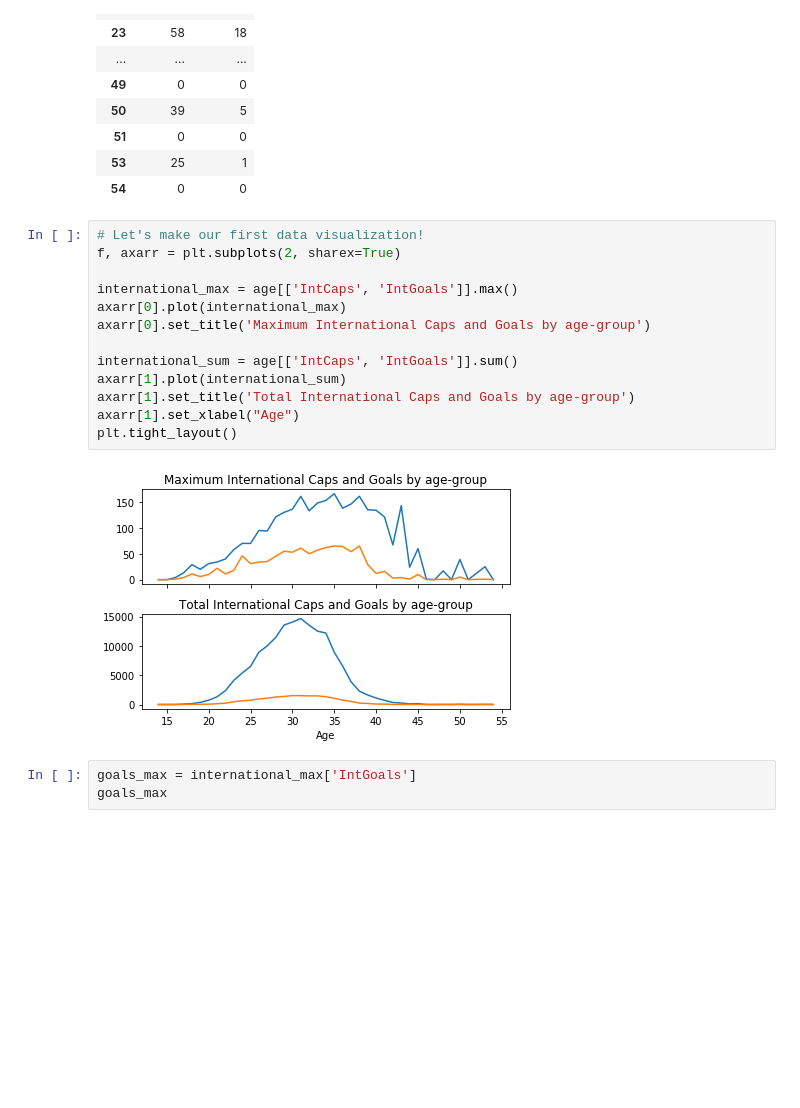
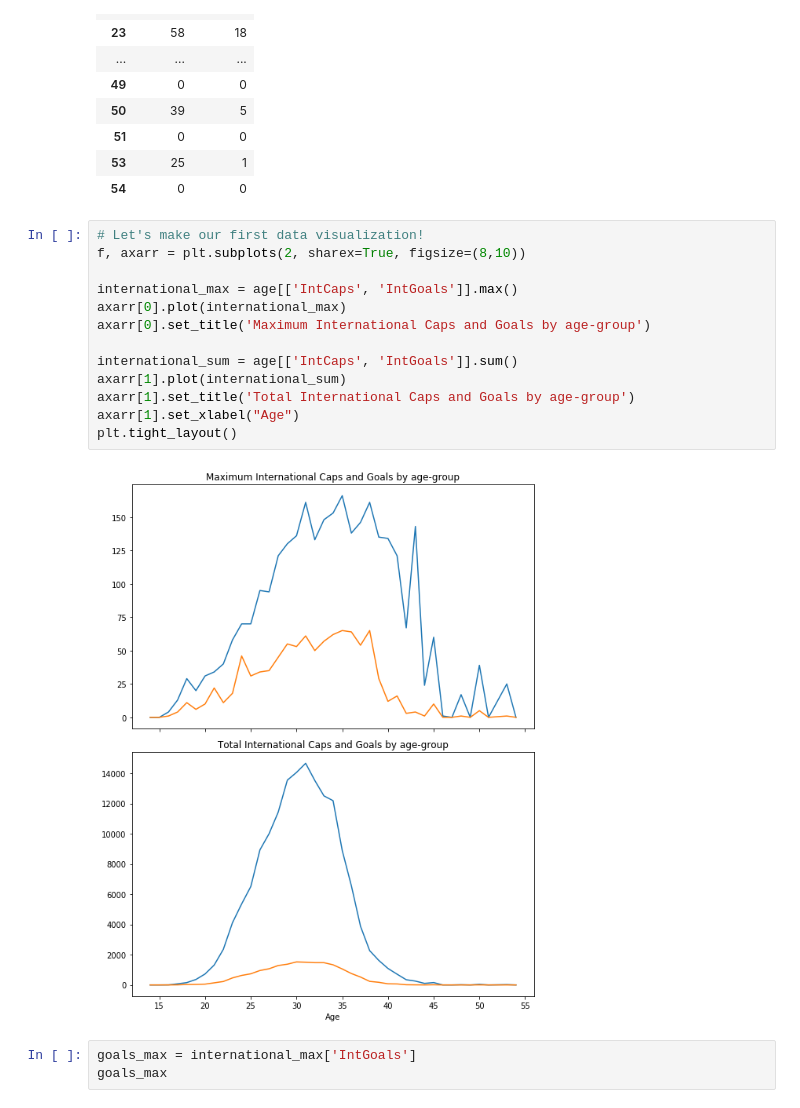
Before and after one commit to sarthakbatragatech/100-Days-of-ML, a Jupyter notebook: Visualizing-Datasets/Football-Manager/FootballManager.ipynb, the cells around one changed output. Cells and saved outputs as stored; diff of their text form; blank space fills up the shorter version.

```diff
--- a/Visualizing-Datasets/Football-Manager/FootballManager.ipynb
+++ b/Visualizing-Datasets/Football-Manager/FootballManager.ipynb
@@ -148,19 +149,19 @@ age[['IntCaps', 'IntGoals']].max()
 | 54 | 0 | 0 |
 # %%
 # Let's make our first data visualization!
-f, axarr = plt.subplots(2, sharex=True)
+f, axarr = plt.subplots(2, sharex=True, figsize=(8,10))
 
 international_max = age[['IntCaps', 'IntGoals']].max()
 axarr[0].plot(international_max)
 axarr[0].set_title('Maximum International Caps and Goals by age-group')
 
 international_sum = age[['IntCaps', 'IntGoals']].sum()
 axarr[1].plot(international_sum)
 axarr[1].set_title('Total International Caps and Goals by age-group')
 axarr[1].set_xlabel("Age")
 plt.tight_layout()
 # %% [output]
-[figure, old version]
+[figure, new version]
 # %%
 goals_max = international_max['IntGoals']
 goals_max
```
Also changed, not shown: parts of 9 cells of this notebook, 1 other file.
